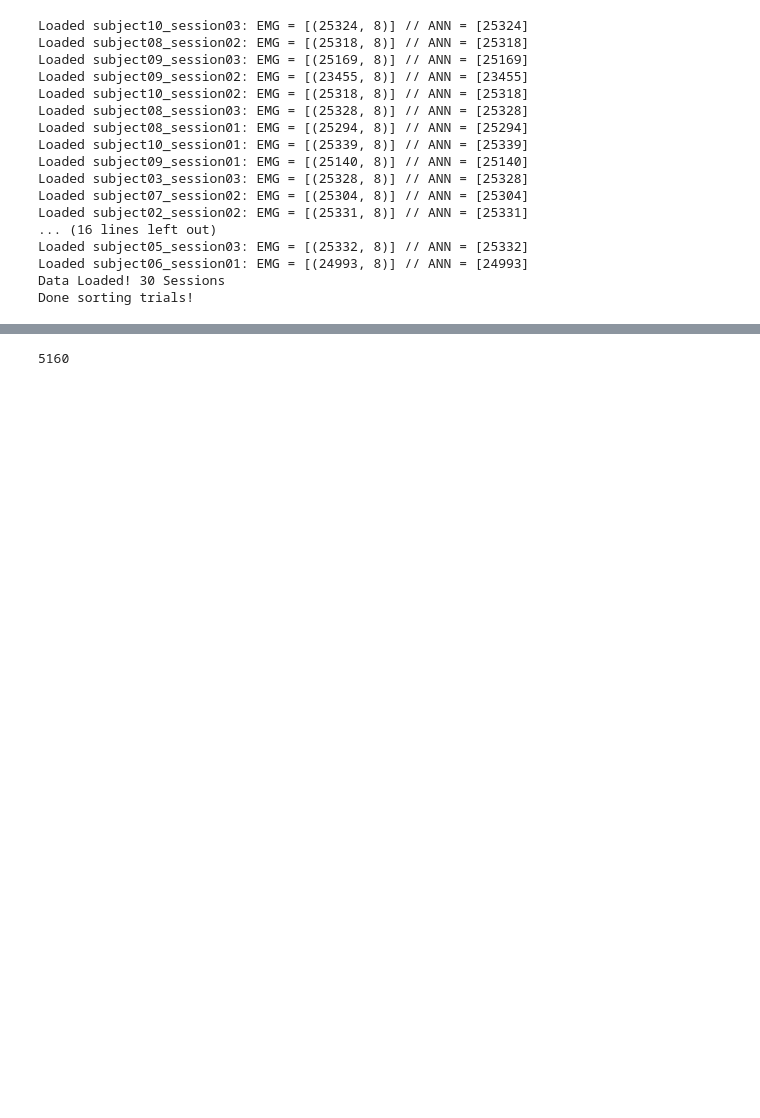
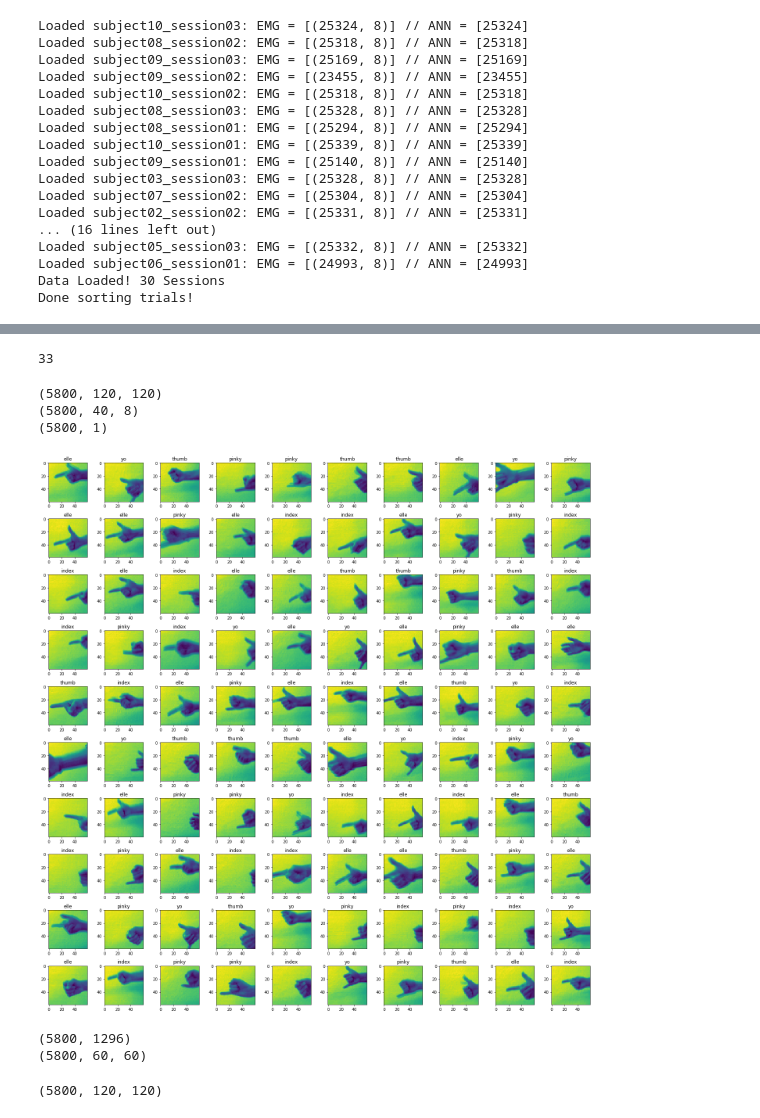
Before and after one commit to Enny1991/hand_gestures_cc19, a Jupyter notebook: HOG_DAVIS_Frames.ipynb, the cells around one changed output, grey strips where cells are left out. Saved outputs shown, nothing was run; the diff lists cells and outputs as text; code cells hidden in the pictures; blank space fills up the shorter version.

```diff
--- a/HOG_DAVIS_Frames.ipynb
+++ b/HOG_DAVIS_Frames.ipynb
@@ -30,18 +43,0 @@ plt.plot(davis_data['frames_time'])
-# %%
-frame = davis_frames[2001].astype('float32')
-frame -= np.min(frame)
-frame /= np.max(frame)
-frame = np.uint8(frame * 255)
-
-# blurred = cv2.GaussianBlur(frame, (5, 5), 0)
-# thresh = cv2.threshold(blurred, 60, 255, cv2.THRESH_BINARY)[1]
-
-M = cv2.moments(frame)
-x = int(M["m10"] / M["m00"])
-y = int(M["m01"] / M["m00"])
-
-S = 100 // 2
-sub_frame = frame[x - S + 20: x + S + 20, y - S: y + S]
-fig, ax = plt.subplots(1,2)
-ax[0].imshow(frame[::-1])
-ax[1].imshow(sub_frame[::-1])
@@ -176,6 +258,10 @@ subject06_session01 :: thumb :: 1
 subject06_session01 :: thumb :: 2
 subject06_session01 :: thumb :: 3
 subject06_session01 :: thumb :: 4
+# %%
+print(len(subjects['subject03_session03'].x['pinky'][1]))
+# %% [output]
+33
 # %%
 X1 = []
 X2 = []
@@ -203,4 +290,52 @@ for subject, sub in subjects.items():
+# %%
+X1 = np.array(X1)
+X2 = np.array(X2).reshape(-1, 40, 8)
+Y = np.array(Y).reshape(-1, 1)
+
+print(np.array(X1).shape)
+print(np.array(X2).shape)
+print(np.array(Y).shape)
+# %% [output]
+(5800, 120, 120)
+(5800, 40, 8)
+(5800, 1)
+# %%
+fig, ax = plt.subplots(10, 10, figsize=(20, 20))
+
+for i in range(10):
+    for j in range(10):
+        _idx = np.random.randint(5100)
+        a = X1[_idx]
+        a -= np.min(a)
+        a /= np.max(a)
+        frame = np.uint8(a * 255)
+        sub_frame = cv2.resize(frame, (60, 60))
+        ax[i][j].imshow(sub_frame)
+        ax[i][j].set_title(classes_inv[Y[_idx][0]])
+
+plt.tight_layout()
+# plt.savefig('example_dataset.pdf')
+# %% [output]
+[figure, added]
+# %%
+hog = cv2.HOGDescriptor((16, 16), (16, 16), (8, 8), (8, 8), 9);
+
+X1_hog = []
+frames = []
+for img in X1:
+    frame = np.uint8(img[:])
+    sub_frame = cv2.resize(frame, (60, 60))
+    frames.append(sub_frame)
+    X1_hog.append(hog.compute(sub_frame).T)
+
+X1_hog = np.vstack(X1_hog)
+frames = np.array(frames)
+print(X1_hog.shape)
+print(frames.shape)
+# %% [output]
+(5800, 1296)
+(5800, 60, 60)
 # %%
-print(len(X1))
+print(X1.shape)
 # %% [output]
-5160
+(5800, 120, 120)
```
Also changed, not shown: parts of 16 cells of this notebook, 12 other files.
